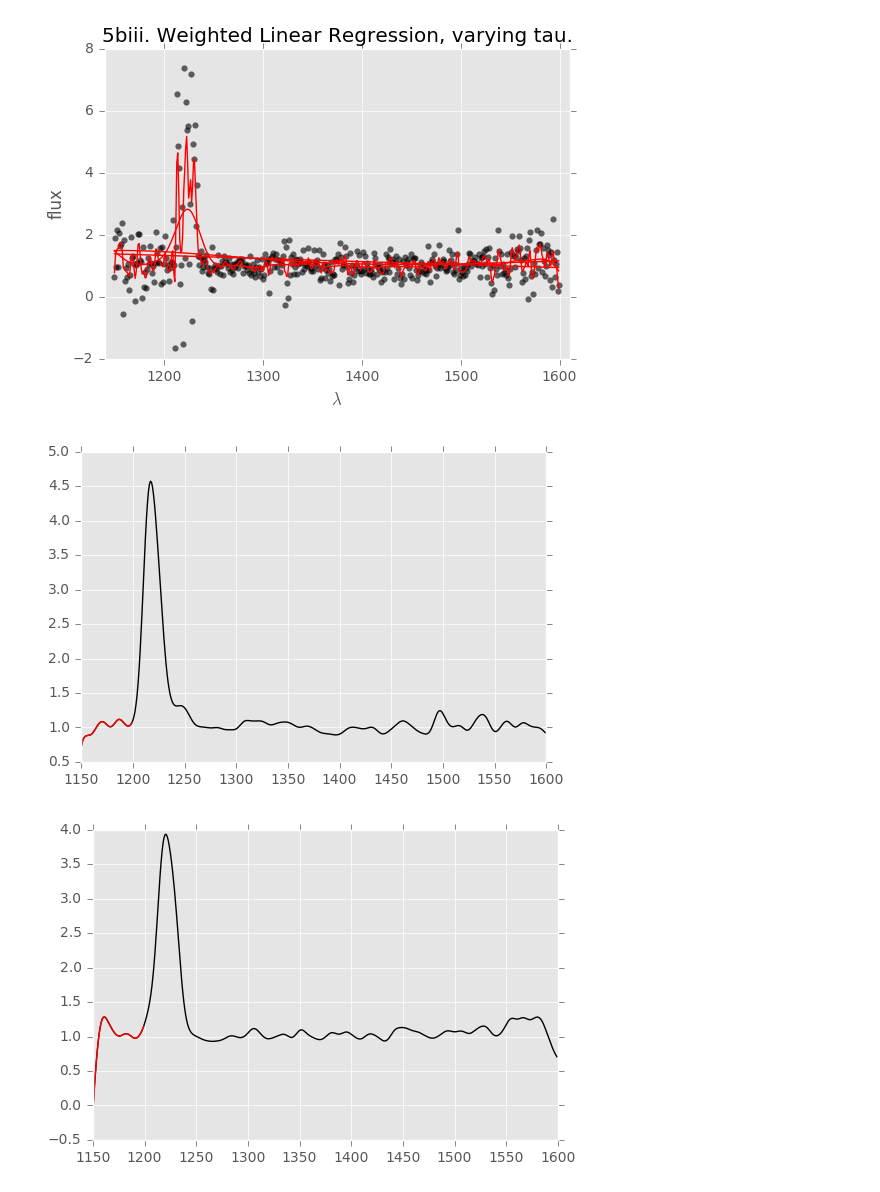
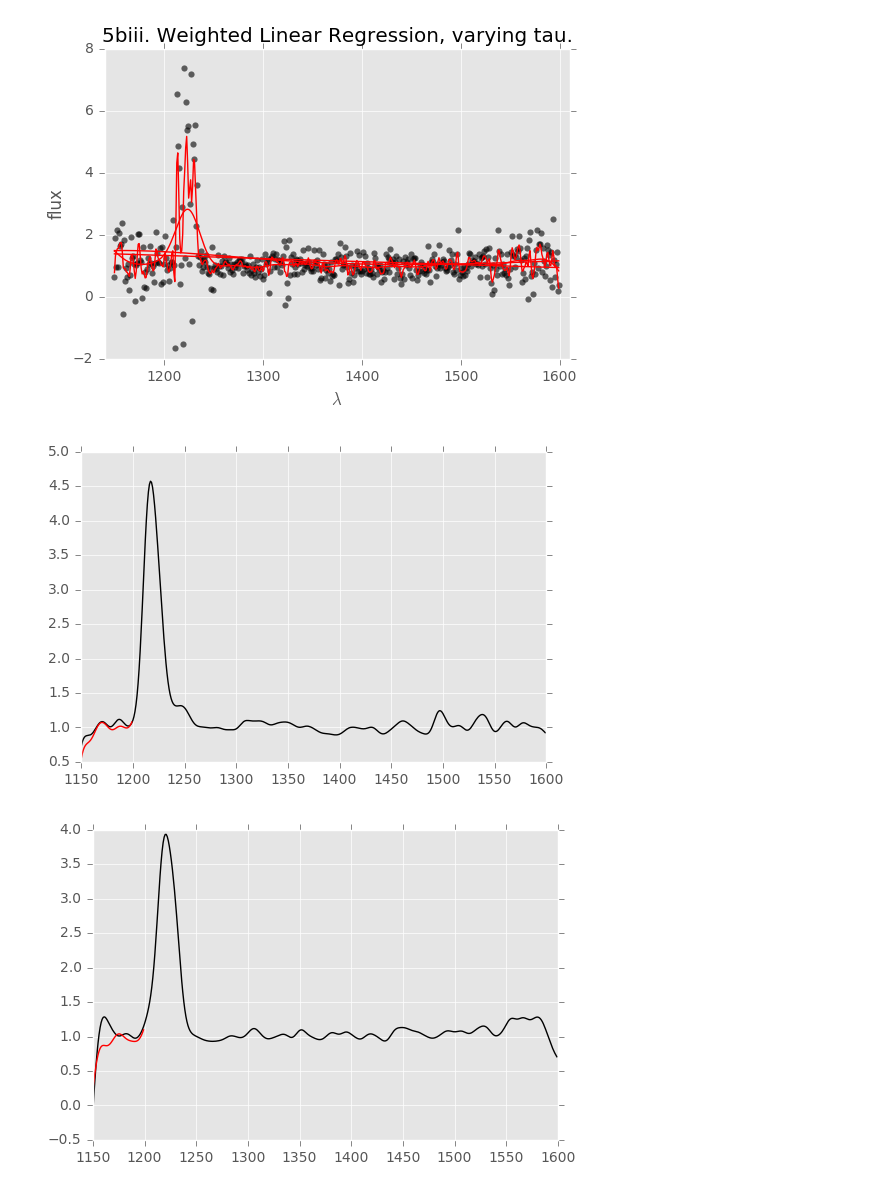
Before and after one commit to james-chuang/cs229, a Jupyter notebook: ps1-5b.ipynb, the cells around one changed output. Drawn from its saved outputs; the diff is of its cells as text; code cells hidden in the pictures.

Commit message:
Fixed error in functional regression function (now correctly takes only the n nearest neighbors, with the training example itself included in the neighborhood).

```diff
--- a/ps1-5b.ipynb
+++ b/ps1-5b.ipynb
@@ -59,11 +59,16 @@ def main():
 
     #functional regression on training data (5cii.)
     train_pred = fpred(data=train_smooth, n=3)
+    #print(train_smooth[0][0:50])
+    #print(train_pred[0])
 
-    #train_err = np.zeros((train_smooth.shape[0],1))
-    #for i in range(0, train_smooth.shape[0]):
-    #    train_err[i] = left_dist(train_df[i], train_pred[i])
-    #print(train_err)
+    m = train_smooth.shape[0]
+    train_err = np.zeros((m,1))
+    for i in range(0, m):
+        train_err[i] = left_dist(train_smooth[i], train_pred[i])
+    train_err = np.divide(np.sum(train_err),m)
+    print(train_err)
+
 
     #functional regression on test data (5ciii.)
     test_pred = fpred(data=test_smooth, n=3)
@@ -87,14 +92,14 @@ def fpred(data, n=3):
         for i in range(0, m): #for each training example
             distances[i] = right_dist(data[f],data[i])
         h = np.max(distances)
-        indices = np.argsort(distances, axis=0)[1:n+1] #ignore the smallest distance 0 (with itself)
+        indices = np.argsort(distances, axis=0)[0:n] #the nearest neighbor will include the training example itself
 
         fweights = np.zeros((n,1))
         for i in range(0,n):
             fweights[i] = ker(np.divide(distances[indices[i]],h))
         den = sum(fweights)
         for w in range(0,50):
-            num = np.sum(np.multiply(fweights, data[f,w]))
+            num = np.sum(np.multiply(fweights, data[indices, w]))
             predictions[f,w] = np.divide(num,den)
     return predictions
 
@@ -177,5 +183,5 @@ if __name__ == "__main__":
 [figure]
 [figure]
 [figure]
-[figure, old version]
+[figure, new version]
-[figure, old version]
+[figure, new version]
```
Also changed, not shown: parts of 1 cell of this notebook.
